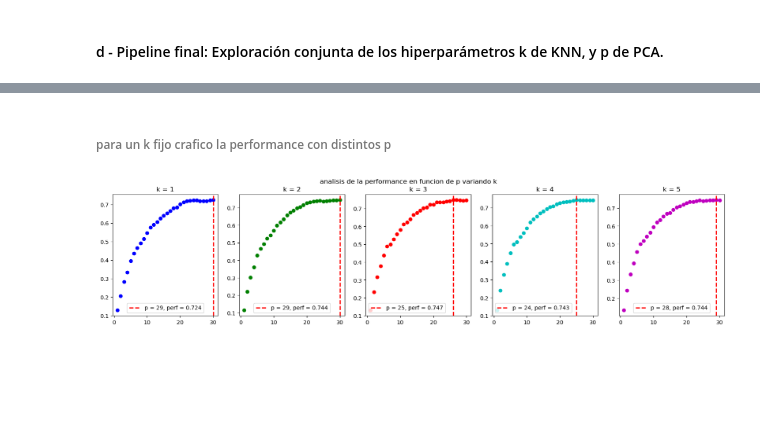
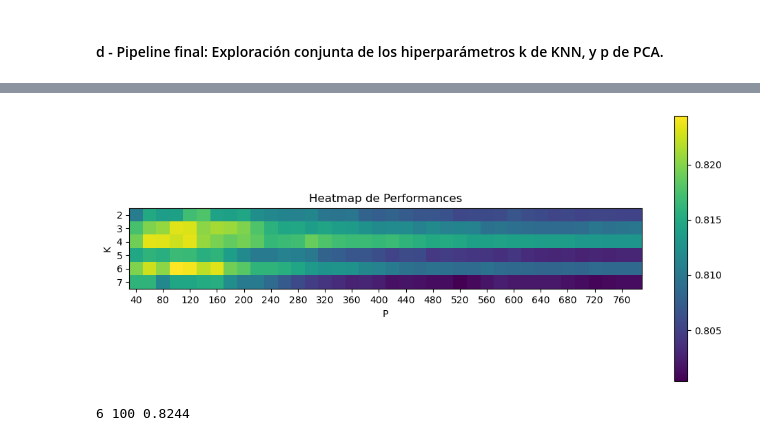
Before and after one commit to agFrenk/Metodos-TP, a Jupyter notebook: TP2/resolucion.ipynb, the cells around one changed output, grey strips where cells are left out. Drawn from its saved outputs; the diff is of its cells as text; code cells hidden in the pictures; blank space fills up the shorter version.

```diff
--- a/TP2/resolucion.ipynb
+++ b/TP2/resolucion.ipynb
@@ -546,17 +550,45 @@ plt.show()
-# %% [markdown]
-###### para un k fijo crafico la performance con distintos p
-# %%
-colors = ['b', 'g', 'r', 'c', 'm']
-fig, axs = plt.subplots(nrows=1, ncols=5, figsize=(20, 4))
-# Datos aleatorios para cada subgráfico
-fig.suptitle("analisis de la performance en funcion de p variando k")
-
-
-for i in range(5):
-    index = performances[i][:len(ps)-1].index(max(performances[i][:len(ps)-1]))
-    axs[i].scatter(ps[:len(ps)-1], performances[i][:len(ps)-1], color=colors[i])
-    axs[i].set_title(f'k = {i + 1}')
-    axs[i].axvline(x=ps[index], color='red', linestyle='--', linewidth=2, label = f"p = {index}, perf = {str(performances[i][index])[:5]}")
-    axs[i].legend()
-# %% [output]
-[figure, removed]
+# %%
+for i in range(0, 5):
+    np.savetxt(f'pcas{i}.txt', pcas[i], fmt='%f')
+
+
+interval = 2  # Mostrar cada segunda etiqueta, ajusta este valor según sea necesario
+selected_ticks = np.arange(0, len(a[1: 0]), interval)
+
+# Eliminar las primeras tres columnas de performances
+p = np.delete(performances, [0, 1], axis=1)
+
+# Crear la figura y el heatmap
+plt.figure(figsize=(12, 5))
+plt.imshow(p, cmap='viridis', interpolation='nearest')
+plt.colorbar()
+plt.title('Heatmap de Performances')
+plt.xlabel('P')
+plt.ylabel('K')
+
+# Configurar las etiquetas del eje X
+# Ajustar las etiquetas a las columnas restantes
+
+pss = np.delete(ps, [0,1])
+selected_x_ticks = np.arange(0, len(pss), 2)
+selected_y_ticks = np.arange(0, len(ks))
+label = []
+
+for i in selected_x_ticks:
+    label.append(pss[i])
+
+plt.xticks(ticks=selected_x_ticks, labels=label)
+plt.yticks(ticks= selected_y_ticks, labels=ks)
+plt.savefig("heatmap_performances")
+plt.show()
+# %% [output]
+[figure, added]
+# %%
+indice_max = np.argmax(performances)
+
+# Convertir el índice plano en un par de índices (fila, columna)
+indice_max_fila_columna = np.unravel_index(indice_max, np.array(performances).shape)
+
+print(ks[indice_max_fila_columna[0]], ps[indice_max_fila_columna[1]], performances[indice_max_fila_columna[0]][indice_max_fila_columna[1]])
+# %% [output]
+6 100 0.8244
```
Also changed, not shown: parts of 30 cells of this notebook, 20 other files.
